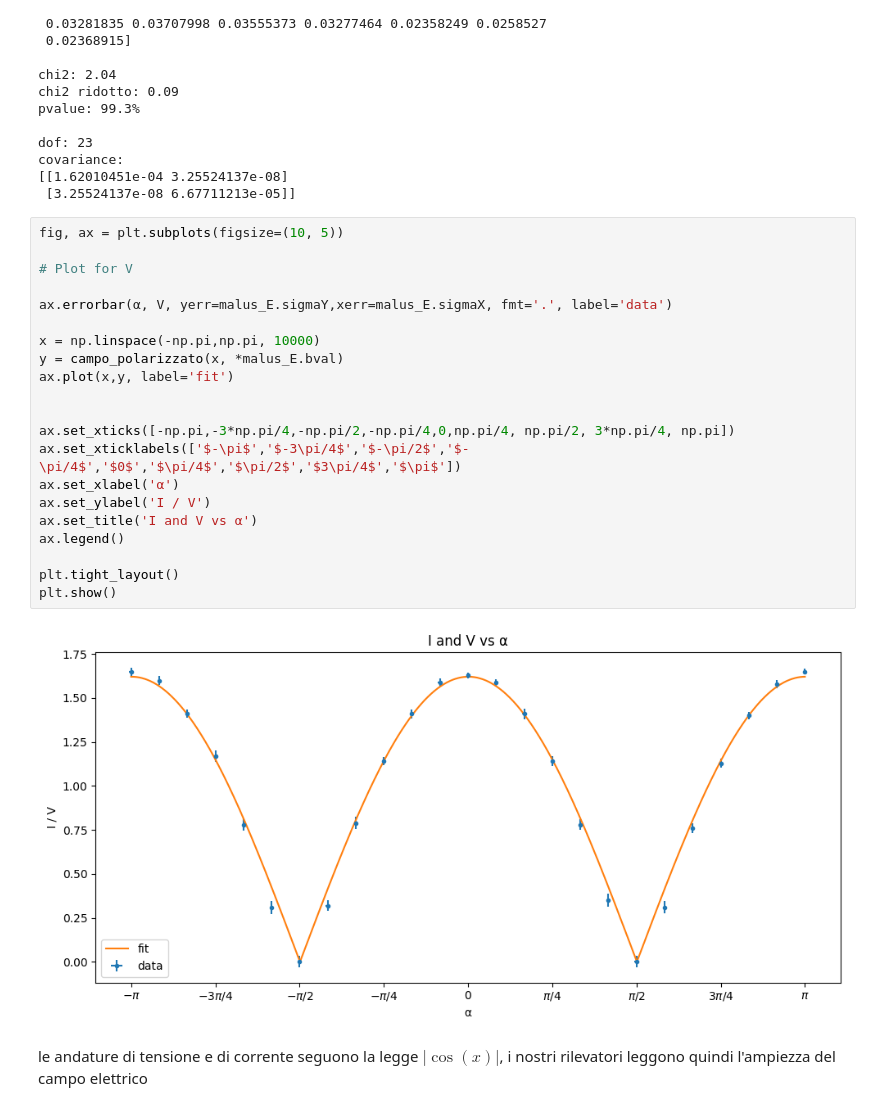
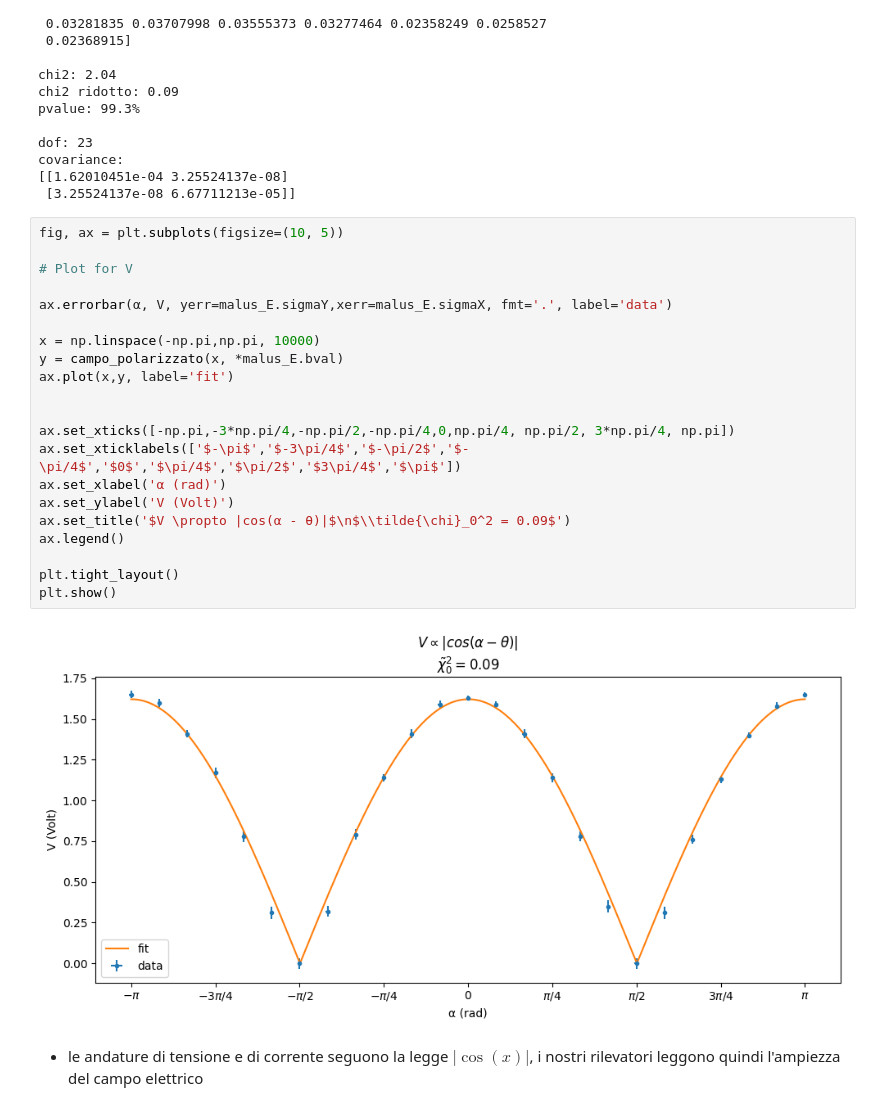
Before and after one commit to CarminatiGiovanni/LaboratorioFisica2, a Jupyter notebook: 20240509micoonde/malus.ipynb, the cells around one changed output. Saved outputs shown, nothing was run; the diff lists cells and outputs as text.

```diff
--- a/20240509micoonde/malus.ipynb
+++ b/20240509micoonde/malus.ipynb
@@ -82,25 +82,25 @@ covariance:
 # %%
 fig, ax = plt.subplots(figsize=(10, 5))
 
 # Plot for V
 
 ax.errorbar(α, V, yerr=malus_E.sigmaY,xerr=malus_E.sigmaX, fmt='.', label='data')
 
 x = np.linspace(-np.pi,np.pi, 10000)
 y = campo_polarizzato(x, *malus_E.bval)
 ax.plot(x,y, label='fit')
 
 
 ax.set_xticks([-np.pi,-3*np.pi/4,-np.pi/2,-np.pi/4,0,np.pi/4, np.pi/2, 3*np.pi/4, np.pi])
 ax.set_xticklabels(['$-\pi$','$-3\pi/4$','$-\pi/2$','$-\pi/4$','$0$','$\pi/4$','$\pi/2$','$3\pi/4$','$\pi$'])
-ax.set_xlabel('α')
-ax.set_ylabel('I / V')
-ax.set_title('I and V vs α')
+ax.set_xlabel('α (rad)')
+ax.set_ylabel('V (Volt)')
+ax.set_title('$V \propto |cos(α - θ)|$\n$\\tilde{\chi}_0^2 = 0.09$')
 ax.legend()
 
 plt.tight_layout()
 plt.show()
 # %% [output]
-[figure, old version]
+[figure, new version]
 # %% [markdown]
-le andature di tensione e di corrente seguono la legge $|\cos(x)|$, i nostri rilevatori leggono quindi l'ampiezza del campo elettrico
+- le andature di tensione e di corrente seguono la legge $|\cos(x)|$, i nostri rilevatori leggono quindi l'ampiezza del campo elettrico
```
